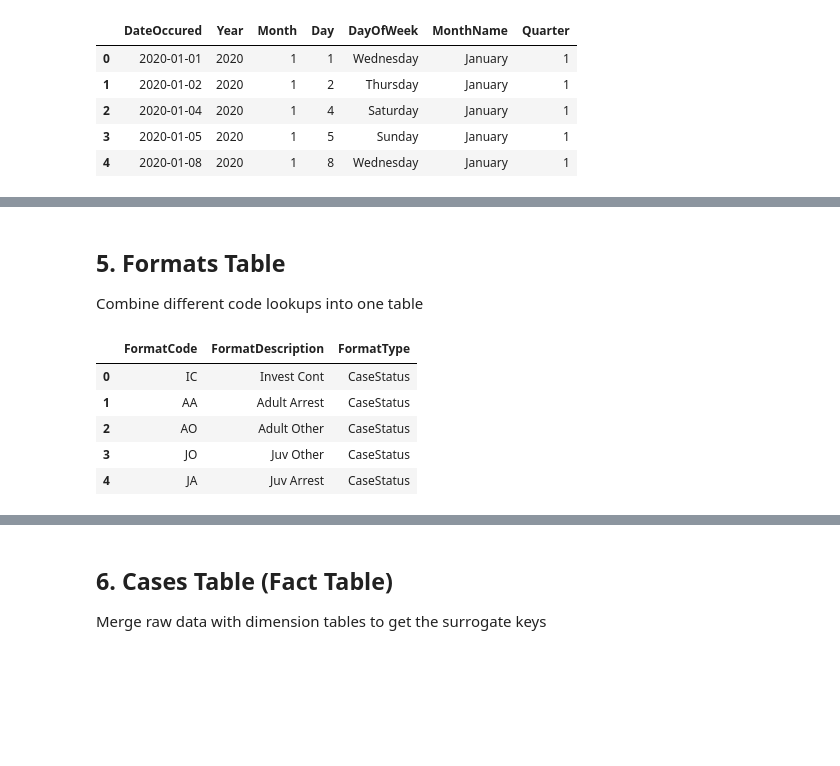
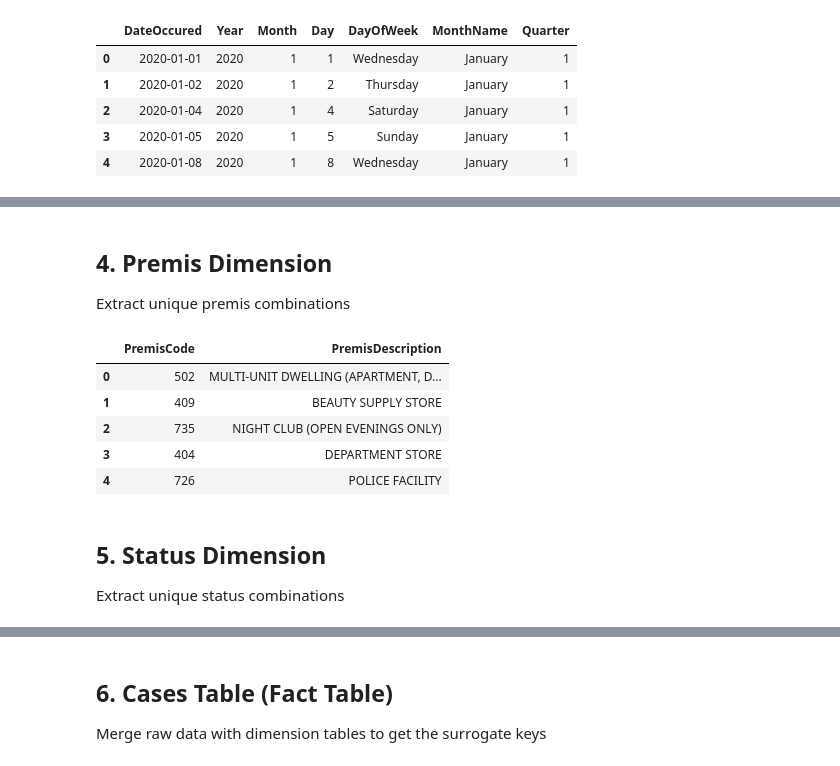
Before and after one commit to alex-kazos/spark-project, a Jupyter notebook: check_raw_data.ipynb, the cells around one changed output, grey strips where cells are left out. Saved outputs shown, nothing was run; the diff lists cells and outputs as text; code cells hidden in the pictures; blank space fills up the shorter version.

```diff
--- a/check_raw_data.ipynb
+++ b/check_raw_data.ipynb
@@ -452,3 +466,0 @@ victim_df.head(5)
-# %% [markdown]
-## 5. Formats Table
-Combine different code lookups into one table
@@ -471,9 +467,18 @@ formats_df = pd.concat(formats_list, ignore_index=True)
-# %%
-formats_df.head(5)
-# %% [output]
-|  | FormatCode | FormatDescription | FormatType |
-| 0 | IC | Invest Cont | CaseStatus |
-| 1 | AA | Adult Arrest | CaseStatus |
-| 2 | AO | Adult Other | CaseStatus |
-| 3 | JO | Juv Other | CaseStatus |
-| 4 | JA | Juv Arrest | CaseStatus |
+# %% [markdown]
+## 4. Premis Dimension
+Extract unique premis combinations
+# %%
+premis_cols = ['PremisCode', 'PremisDescription']
+premis_df = raw_data[premis_cols].drop_duplicates().reset_index(drop=True)
+# %%
+premis_df.head(5)
+# %% [output]
+|  | PremisCode | PremisDescription |
+| 0 | 502 | MULTI-UNIT DWELLING (APARTMENT, D... |
+| 1 | 409 | BEAUTY SUPPLY STORE |
+| 2 | 735 | NIGHT CLUB (OPEN EVENINGS ONLY) |
+| 3 | 404 | DEPARTMENT STORE |
+| 4 | 726 | POLICE FACILITY |
+# %% [markdown]
+## 5. Status Dimension
+Extract unique status combinations
```
Also changed, not shown: parts of 21 cells of this notebook, 1 other file.
